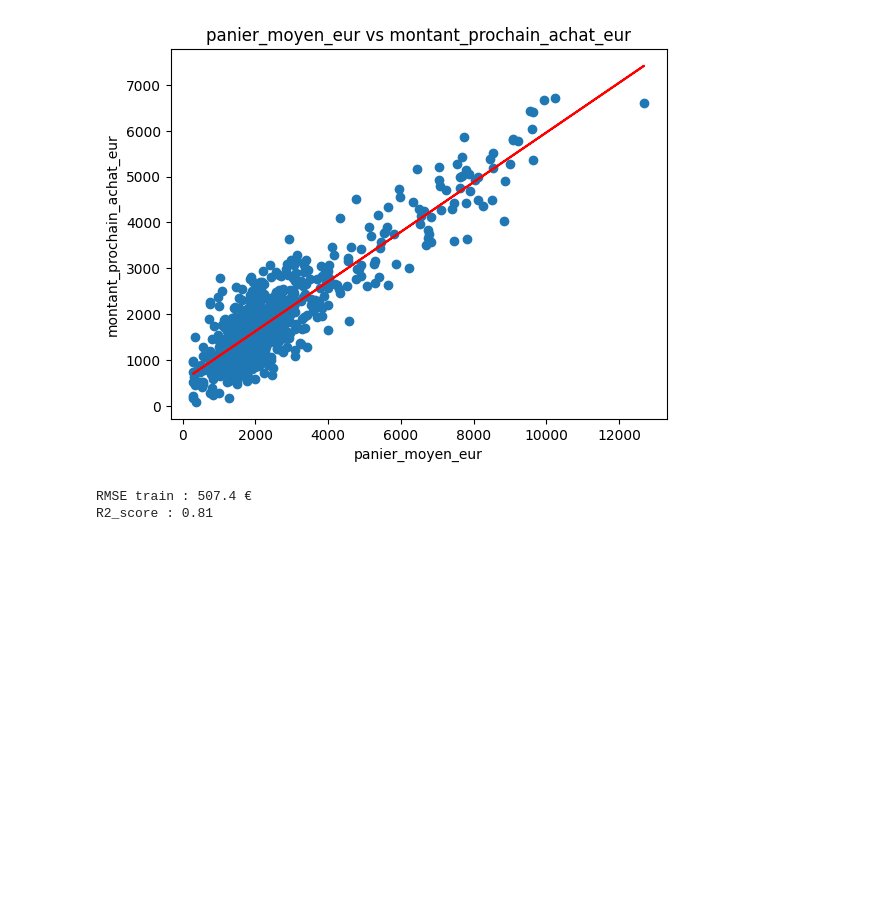
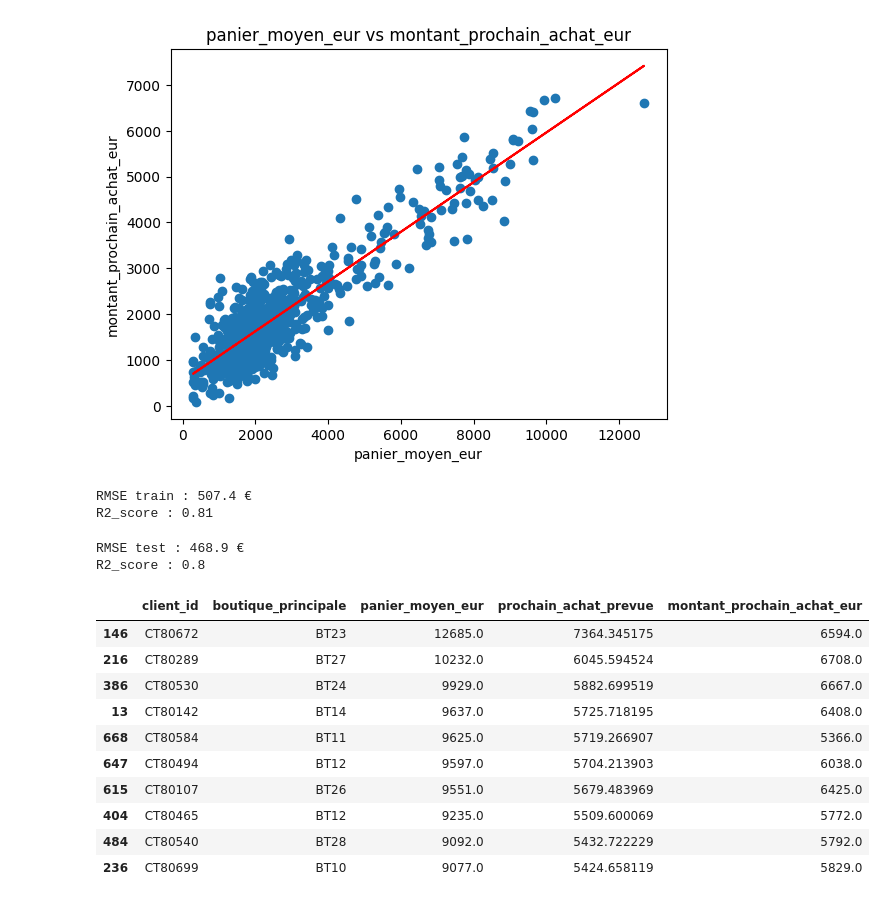
Before and after one commit to maureljean55/atelier-saint-honore, a Jupyter notebook: notebooks/entrainement.ipynb, the cells around one changed output. Drawn from its saved outputs; the diff is of its cells as text; code cells hidden in the pictures; blank space fills up the shorter version.

```diff
--- a/notebooks/entrainement.ipynb
+++ b/notebooks/entrainement.ipynb
@@ -70,3 +70,30 @@ print("R2_score :",r2)
 # %% [output]
 RMSE train : 507.4 €
 R2_score : 0.81
+# %%
+y_predTest = model.predict(x_test)
+rmse_test = round(mean_squared_error(y_test, y_predTest)**0.5,2)
+r2_test = round(r2_score(y_test, y_predTest),2)
+print("RMSE test :", rmse_test,"€")
+print("R2_score :",r2_test)
+# %% [output]
+RMSE test : 468.9 €
+R2_score : 0.8
+# %%
+clients["prochain_achat_prevue"] = model.predict(clients[['panier_moyen_eur']].round(0))
+liste = clients[["client_id", "boutique_principale", "panier_moyen_eur", "prochain_achat_prevue","montant_prochain_achat_eur"]]
+liste = liste.sort_values("prochain_achat_prevue", ascending=False)
+
+liste.head(10)
+# %% [output]
+|  | client_id | boutique_principale | panier_moyen_eur | prochain_achat_prevue | montant_prochain_achat_eur |
+| 146 | CT80672 | BT23 | 12685.0 | 7364.345175 | 6594.0 |
+| 216 | CT80289 | BT27 | 10232.0 | 6045.594524 | 6708.0 |
+| 386 | CT80530 | BT24 | 9929.0 | 5882.699519 | 6667.0 |
+| 13 | CT80142 | BT14 | 9637.0 | 5725.718195 | 6408.0 |
+| 668 | CT80584 | BT11 | 9625.0 | 5719.266907 | 5366.0 |
+| 647 | CT80494 | BT12 | 9597.0 | 5704.213903 | 6038.0 |
+| 615 | CT80107 | BT26 | 9551.0 | 5679.483969 | 6425.0 |
+| 404 | CT80465 | BT12 | 9235.0 | 5509.600069 | 5772.0 |
+| 484 | CT80540 | BT28 | 9092.0 | 5432.722229 | 5792.0 |
+| 236 | CT80699 | BT10 | 9077.0 | 5424.658119 | 5829.0 |
```
